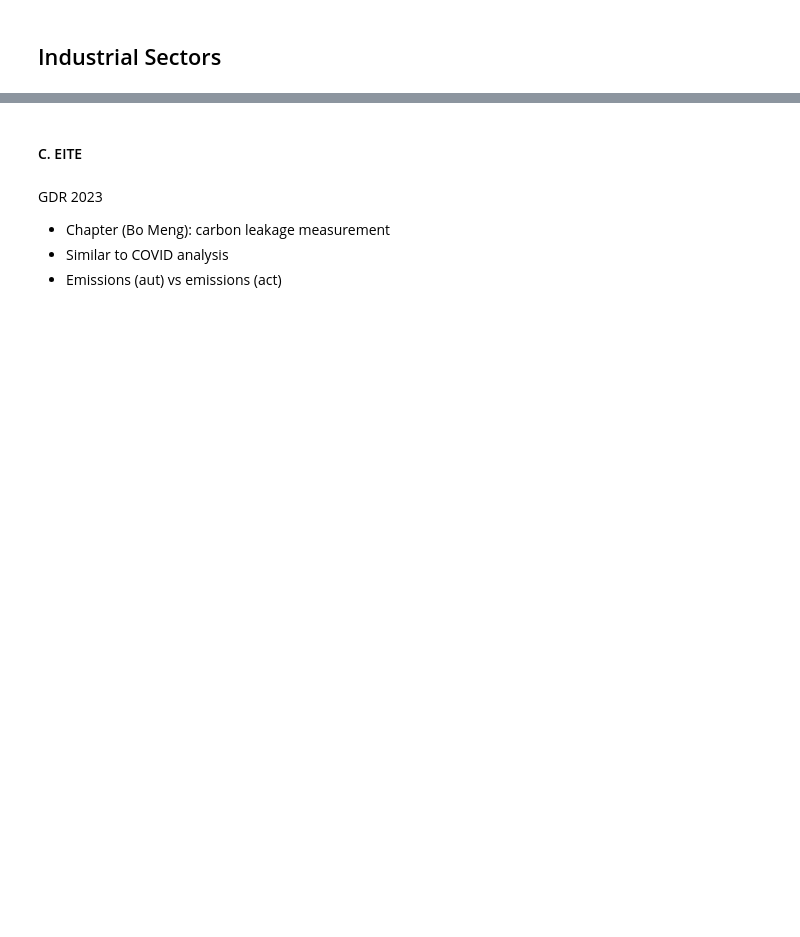
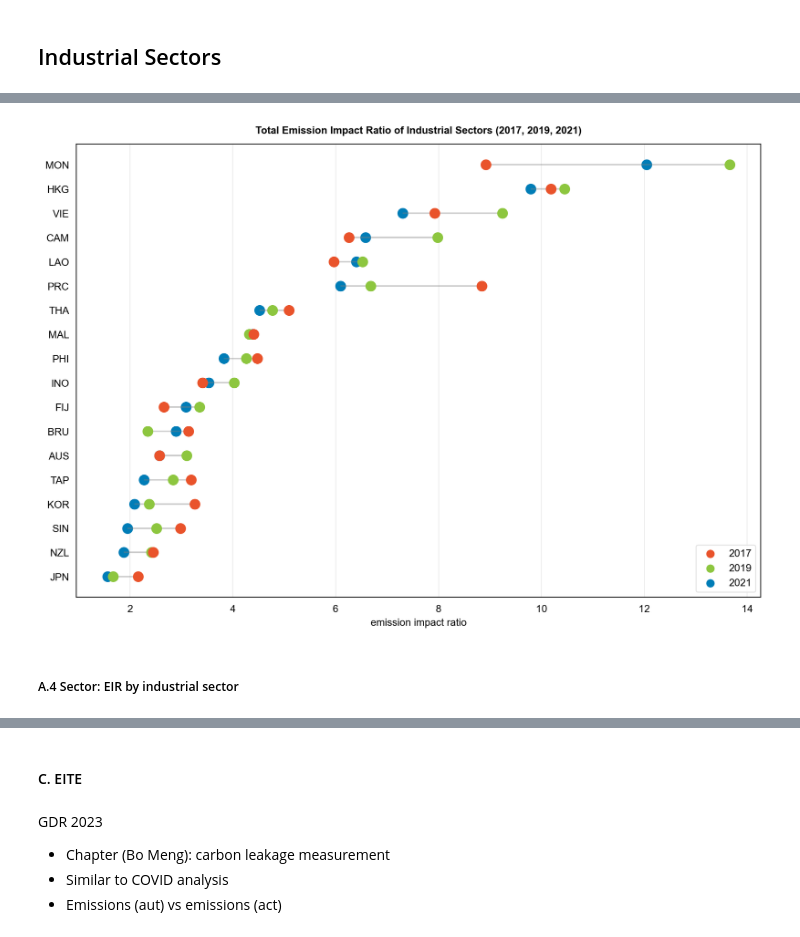
Before and after one commit to janinepdevera/eemrio, a Jupyter notebook: codes/industry.ipynb, the cells around one changed output, grey strips where cells are left out. Drawn from its saved outputs; the diff is of its cells as text; code cells hidden in the pictures; blank space fills up the shorter version.

```diff
--- a/codes/industry.ipynb
+++ b/codes/industry.ipynb
@@ -370,0 +271,32 @@ sns.despine(left=True, bottom=True)
+# %%
+eir_total = eir_agg[['country', 'year', 'region', 'd_eir', 'i_eir', 'eir']]
+eir_total = eir_total[(eir_total['year'].isin([2017, 2019,2021])) &
+                    (eir_total['region'] == 'East Asia and Pacific')]
+eir_total = eir_total.pivot(index=['country', 'region'], columns='year', values='eir').reset_index()
+# %%
+ordered_df = eir_total.sort_values(by=2021)
+
+plt.figure(figsize=(12, 8), dpi=200, edgecolor='#EBEBEB')
+
+plt.scatter(x=ordered_df[2017], y=ordered_df['country'], color='#e9532b', alpha=1, label='2017', s=90, zorder=4)
+plt.scatter(x=ordered_df[2019], y=ordered_df['country'], color='#8dc63f', alpha=1, label='2019', s=90, zorder=3)
+plt.scatter(x=ordered_df[2021], y=ordered_df['country'], color='#007db7', alpha=1, label='2021', s=90, zorder=2)
+
+min_val = ordered_df[[2017, 2019, 2021]].min(axis=1)
+max_val = ordered_df[[2017, 2019, 2021]].max(axis=1)
+plt.hlines(y=ordered_df['country'], xmin=min_val, xmax=max_val, color='grey', alpha=0.4)
+
+plt.grid(axis='x', color='#EBEBEB')
+plt.xticks(fontsize=10)
+plt.yticks(fontsize=10)
+plt.tick_params(left=False, bottom=False)
+plt.xlabel('emission impact ratio', fontsize=10, y=-1.01)
+plt.ylabel('')
+plt.title('Total Emission Impact Ratio of Industrial Sectors (2017, 2019, 2021)', y=1.01, fontsize=10, fontweight='bold')
+legend = plt.legend(fontsize=10, markerscale=0.75, loc='lower right')
+legend.get_frame().set_edgecolor('#DDDDDD')
+plt.show()
+# %% [output]
+[figure, added]
+# %% [markdown]
+##### A.4 Sector: EIR by industrial sector
```
Also changed, not shown: parts of 70 cells of this notebook.
